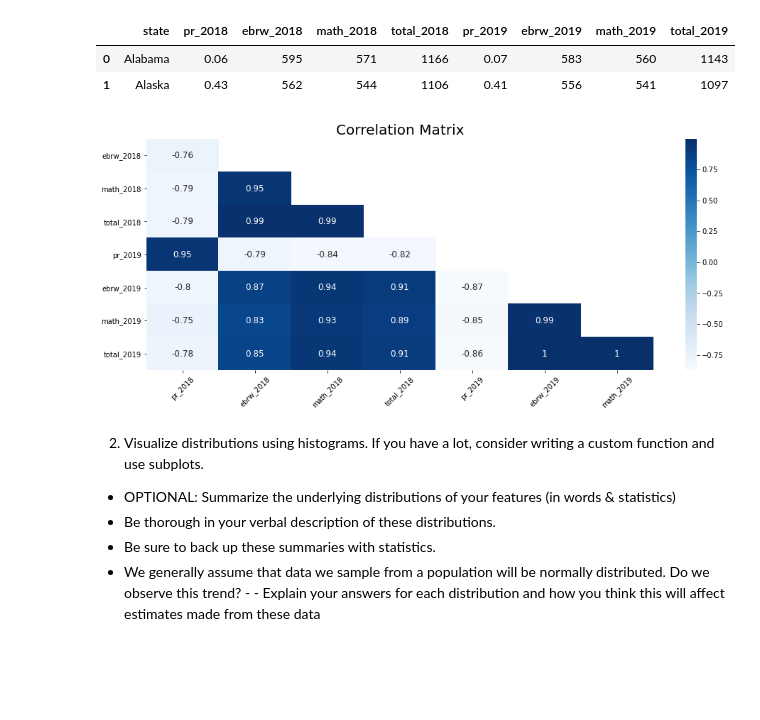
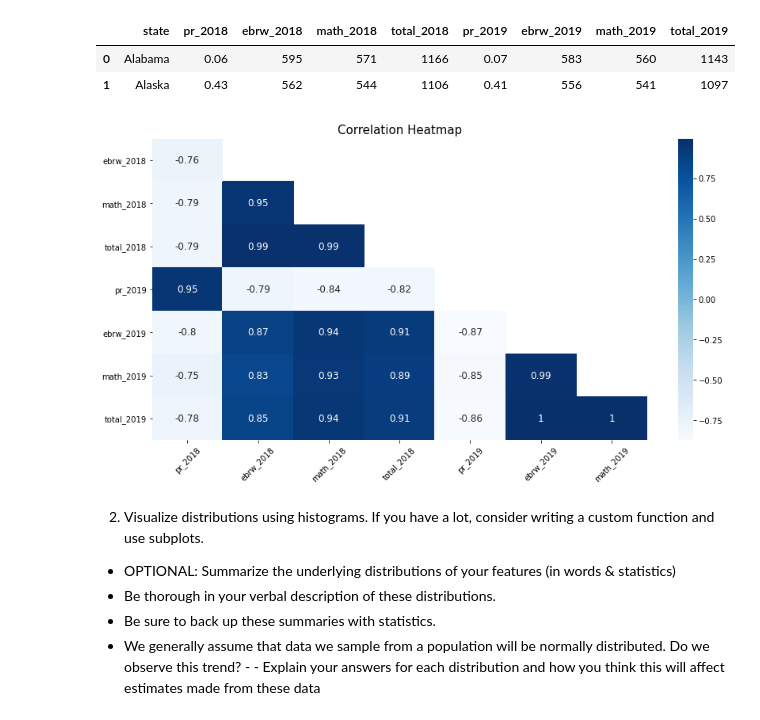
Before and after one commit to kevinchew-sg/SAT-ACT-Analysis, a Jupyter notebook: code/starter-code.ipynb, the cells around one changed output. Drawn from its saved outputs; the diff is of its cells as text; code cells hidden in the pictures; blank space fills up the shorter version.

```diff
--- a/code/starter-code.ipynb
+++ b/code/starter-code.ipynb
@@ -961,14 +951,14 @@ sat_scores_2018_and_2019.head(2)
 | 1 | Alaska | 0.43 | 562 | 544 | 1106 | 0.41 | 556 | 541 | 1097 |
 # %%
 def plot_heatmap(df, title):
-    fig = plt.figure(figsize = (16,6))
+    fig = plt.figure(figsize = (14,7))
     mask = np.triu(np.ones_like(df.corr()))
     heatmap = sns.heatmap(df.corr(),
                     annot = True,
                     annot_kws = {'size' :  12},
                     mask = mask,
                     cmap = "Blues")
-    heatmap.set_title(title, fontsize = 20)
+    heatmap.set_title(title, fontsize = 15)
     heatmap.tick_params(axis='x', rotation = 45, labelsize = 10)
     heatmap.tick_params(axis = 'y', rotation = 0, labelsize = 10)
     y_min, y_max = heatmap.get_ylim()
@@ -978,9 +968,9 @@ def plot_heatmap(df, title):
 # %%
 sat_scores_2018_and_2019_sliced = sat_scores_2018_and_2019[['pr_2018','ebrw_2018', 'math_2018', 'total_2018',
                                                            'pr_2019', 'ebrw_2019', 'math_2019', 'total_2019']]
-plot_heatmap(sat_scores_2018_and_2019_sliced, 'Correlation Matrix')
+plot_heatmap(sat_scores_2018_and_2019_sliced, 'Correlation Heatmap')
 # %% [output]
-[figure, old version]
+[figure, new version]
 # %% [markdown]
 2. Visualize distributions using histograms. If you have a lot, consider writing a custom function and use subplots.
 - OPTIONAL: Summarize the underlying distributions of your features (in words & statistics)
```
Also changed, not shown: parts of 17 cells of this notebook, 1 other file.
